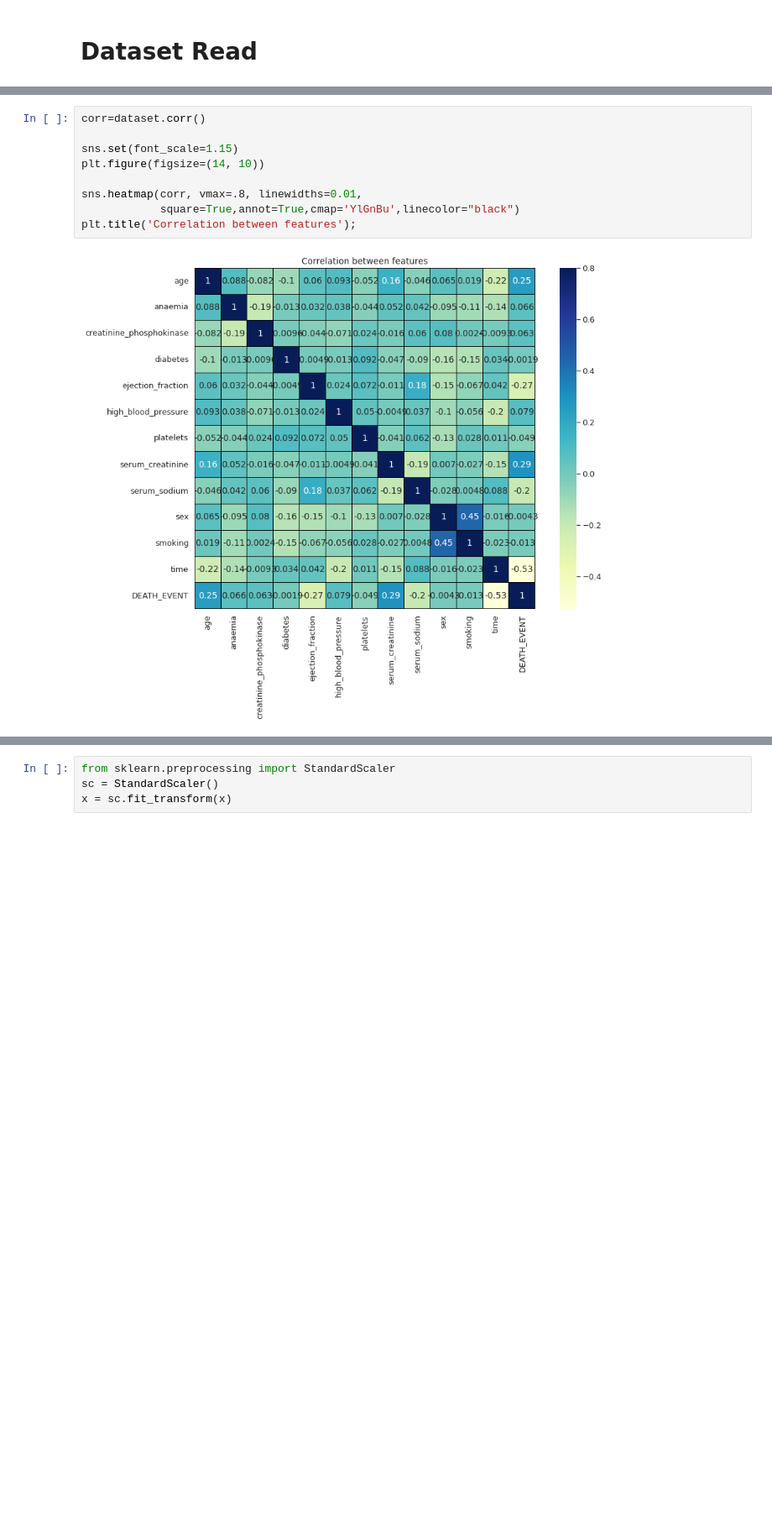
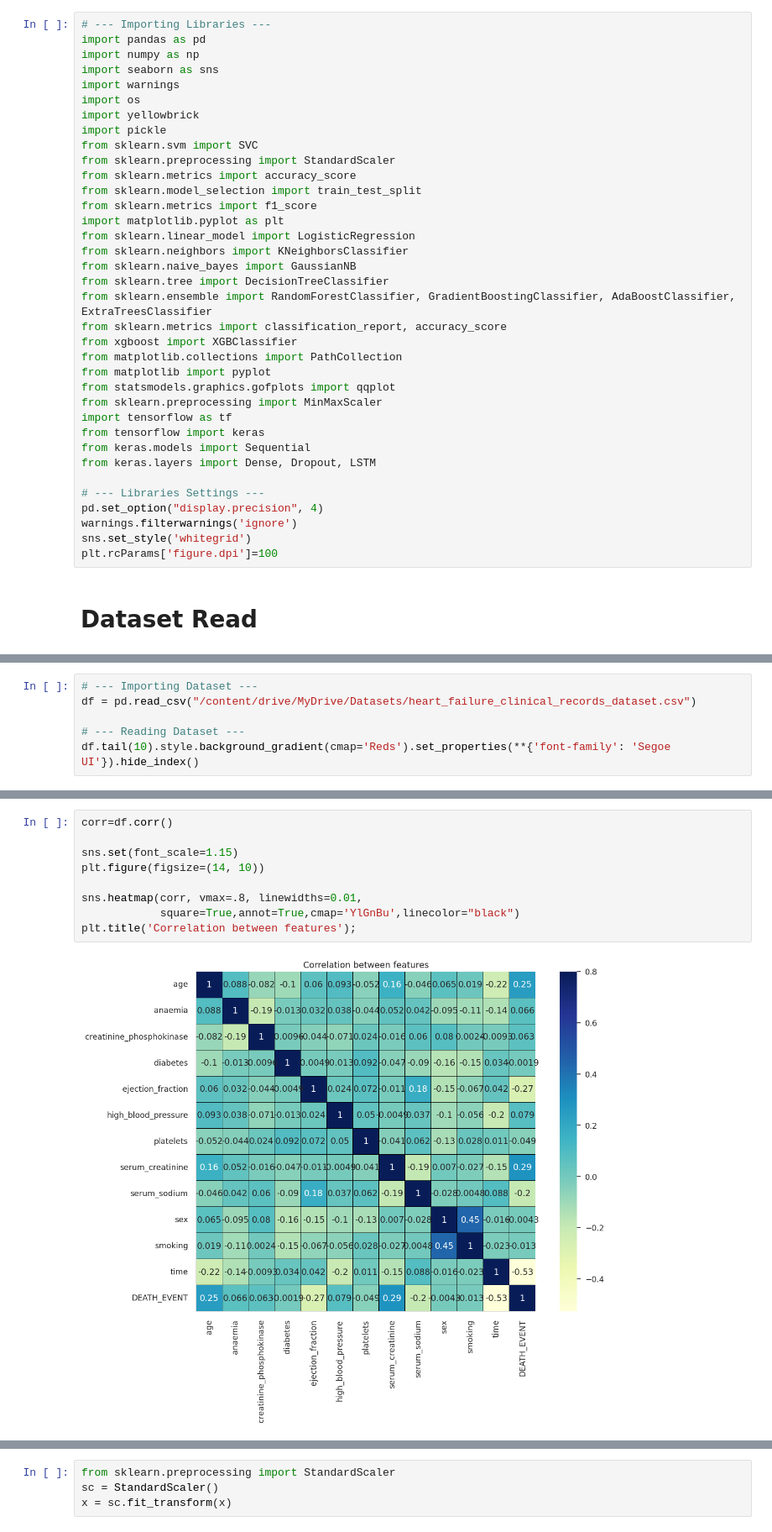
Before and after one commit to ekramasif/Heart-Failure-Prediction-Using-ANN, a Jupyter notebook: Heart_Failure_Prediction_Using_ANN.ipynb, the cells around one changed output, grey strips where cells are left out. Shown at 84% size. Saved outputs shown, nothing was run; the diff lists cells and outputs as text; blank space fills up the shorter version.

```diff
--- a/Heart_Failure_Prediction_Using_ANN.ipynb
+++ b/Heart_Failure_Prediction_Using_ANN.ipynb
@@ -26,2 +16,38 @@ import seaborn as sns
+# %%
+# --- Importing Libraries ---
+import pandas as pd
+import numpy as np
+import seaborn as sns
+import warnings
+import os
+import yellowbrick
+import pickle
+from sklearn.svm import SVC
+from sklearn.preprocessing import StandardScaler
+from sklearn.metrics import accuracy_score
+from sklearn.model_selection import train_test_split
+from sklearn.metrics import f1_score
+import matplotlib.pyplot as plt
+from sklearn.linear_model import LogisticRegression
+from sklearn.neighbors import KNeighborsClassifier
+from sklearn.naive_bayes import GaussianNB
+from sklearn.tree import DecisionTreeClassifier
+from sklearn.ensemble import RandomForestClassifier, GradientBoostingClassifier, AdaBoostClassifier, ExtraTreesClassifier
+from sklearn.metrics import classification_report, accuracy_score
+from xgboost import XGBClassifier
+from matplotlib.collections import PathCollection
+from matplotlib import pyplot
+from statsmodels.graphics.gofplots import qqplot
+from sklearn.preprocessing import MinMaxScaler
+import tensorflow as tf
+from tensorflow import keras
+from keras.models import Sequential
+from keras.layers import Dense, Dropout, LSTM
+
+# --- Libraries Settings ---
+pd.set_option("display.precision", 4)
+warnings.filterwarnings('ignore')
+sns.set_style('whitegrid')
+plt.rcParams['figure.dpi']=100
 # %% [markdown]
 # Dataset Read
@@ -77,0 +54,6 @@ dtype: int64
+# %%
+# --- Importing Dataset ---
+df = pd.read_csv("/content/drive/MyDrive/Datasets/heart_failure_clinical_records_dataset.csv")
+
+# --- Reading Dataset ---
+df.tail(10).style.background_gradient(cmap='Reds').set_properties(**{'font-family': 'Segoe UI'}).hide_index()
@@ -90,12 +133,12 @@ ax[1].texts[1].set_color("#F7F7F7"), ax[1].texts[3].set_color("#F7F7F7")
 # %%
-corr=dataset.corr()
+corr=df.corr()
 
 sns.set(font_scale=1.15)
 plt.figure(figsize=(14, 10))
 
 sns.heatmap(corr, vmax=.8, linewidths=0.01,
             square=True,annot=True,cmap='YlGnBu',linecolor="black")
 plt.title('Correlation between features');
 # %% [output]
-[figure, old version]
+[figure, new version]
 # %%
```
Also changed, not shown: parts of 12 cells of this notebook.
